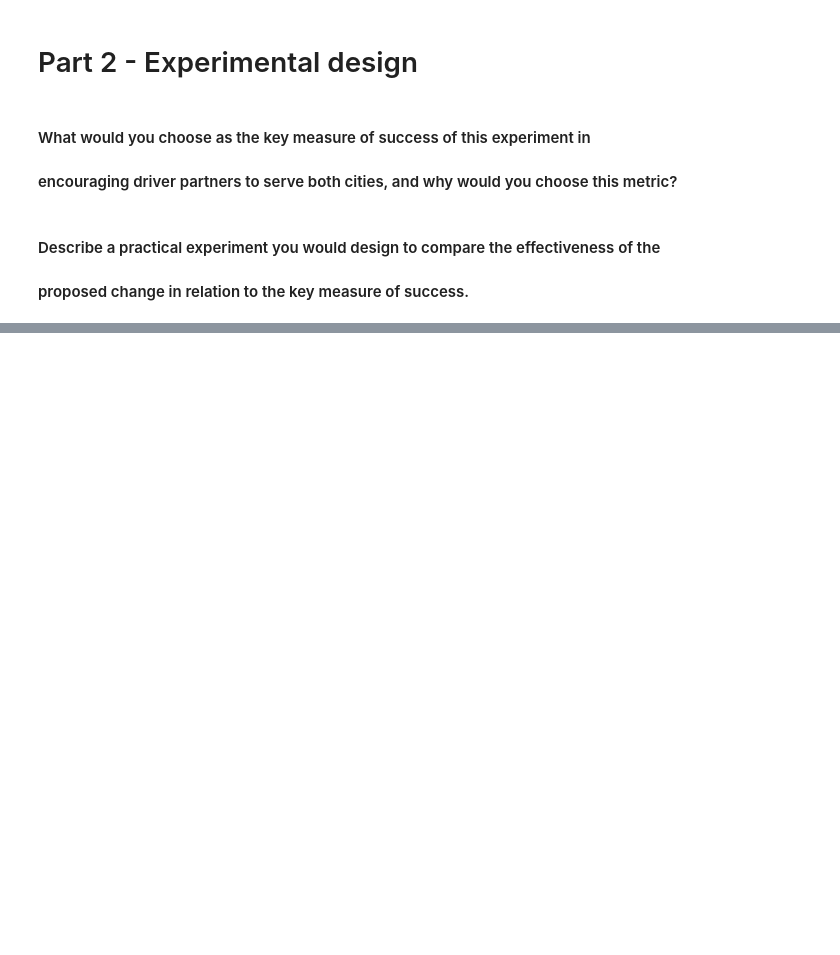
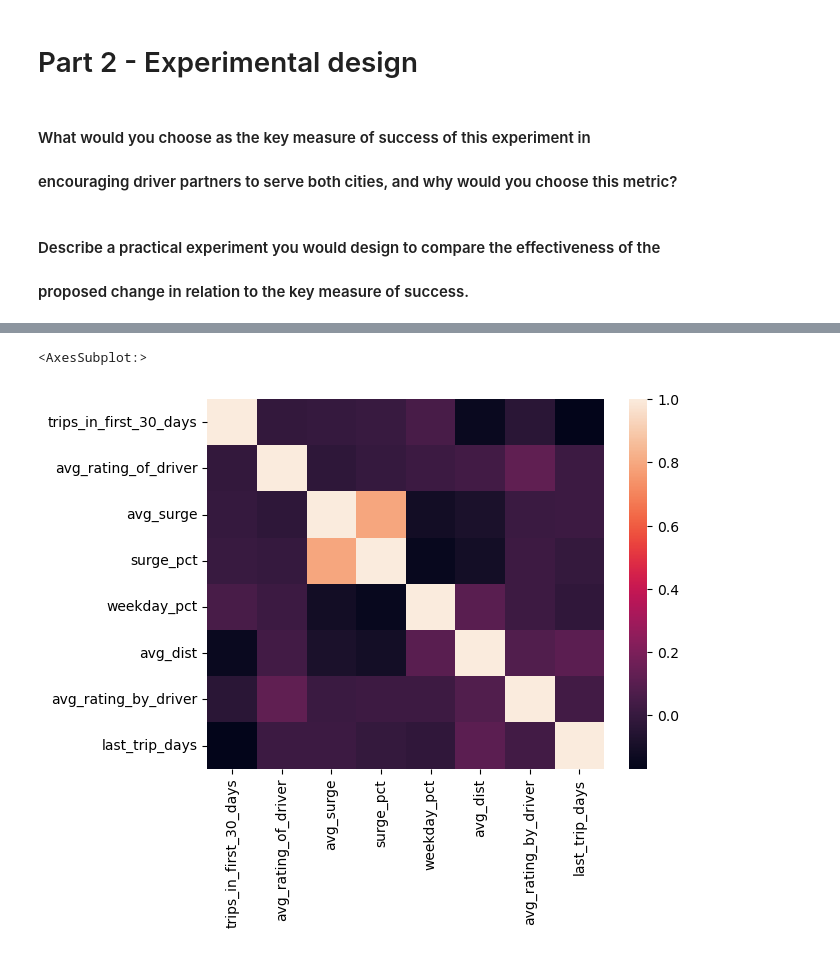
Before and after one commit to StephenDodd1/Ultimate, a Jupyter notebook: Untitled.ipynb, the cells around one changed output, grey strips where cells are left out. Drawn from its saved outputs; the diff is of its cells as text; code cells hidden in the pictures; blank space fills up the shorter version.

```diff
--- a/Untitled.ipynb
+++ b/Untitled.ipynb
@@ -208,0 +311,5 @@ fig.tight_layout()
+# %%
+sns.heatmap(new_df[numeric_cols].corr())
+# %% [output]
+<AxesSubplot:>
+[figure, added]
```
Also changed, not shown: parts of 39 cells of this notebook.
